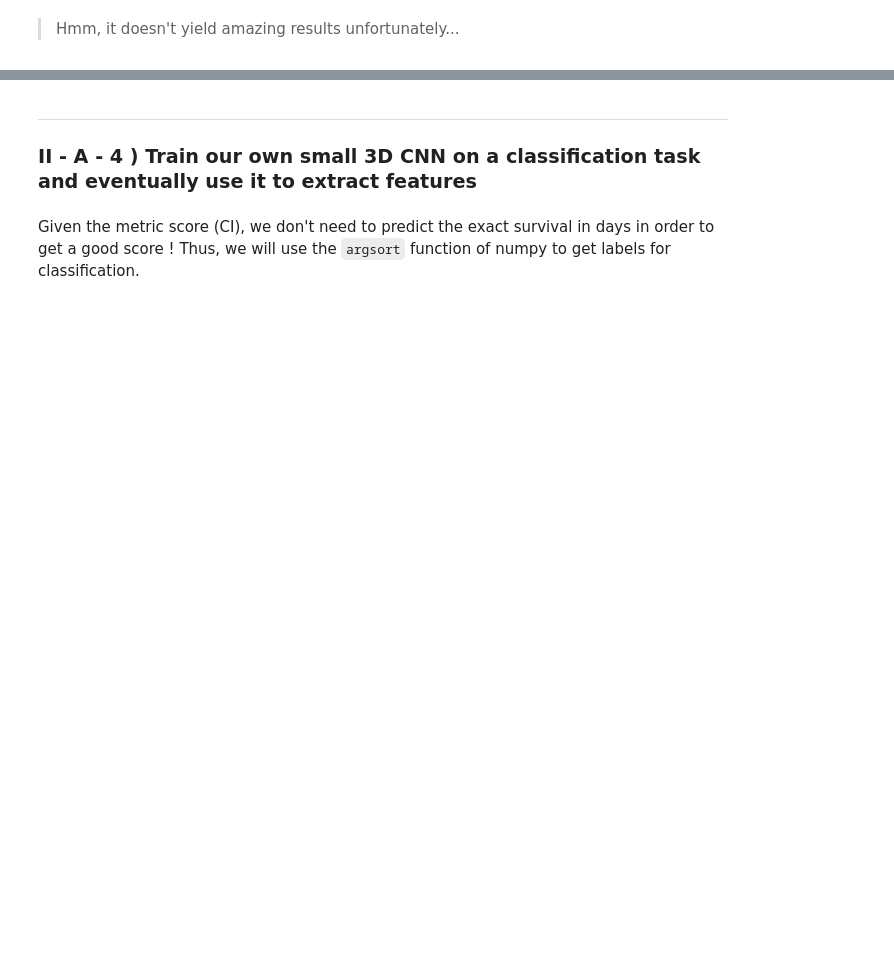
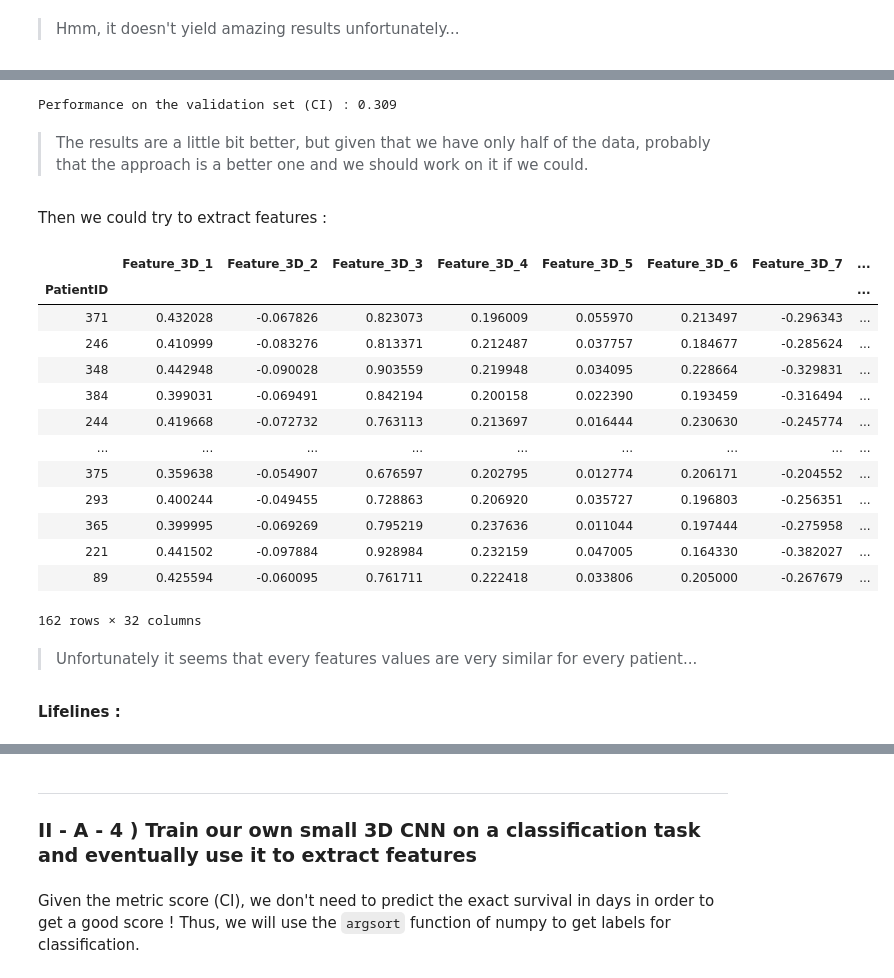
Before and after one commit to EmmanuelJhno/Owkin_challenge, a Jupyter notebook: Supervised_survival_prediction.ipynb, the cells around one changed output, grey strips where cells are left out. Cells and saved outputs as stored; diff of their text form; code cells hidden in the pictures; blank space fills up the shorter version.

```diff
--- a/Supervised_survival_prediction.ipynb
+++ b/Supervised_survival_prediction.ipynb
@@ -1654,0 +2162,71 @@ Performance on the validation set (CI) : 0.688
+# %%
+pred = pd.concat([predictions, data_val[data_val['Event']==1]['Event']], axis=1)
+
+data_val.rename(columns={'label':'SurvivalTime'}, inplace=True)
+result = cindex(data_val[data_val['Event']==1][['SurvivalTime', 'Event']], pred)
+print('Performance on the validation set (CI) : {:.3f}'.format(result))
+# %% [output]
+Performance on the validation set (CI) : 0.309
+# %% [markdown]
+> The results are a little bit better, but given that we have only half of the data, probably that the approach is a better one and we should work on it if we could.
+# %% [markdown]
+Then we could try to extract features :
+# %%
+# Evaluate the model on the validation set
+model_list = list(my_model.children())[:-1]
+### We might have to reproduce the forward function :
+#p1_model_list = model_list[:3] + [model_list[1]]
+#p2_model_list = model_list[3:]
+#trunc_model_p1 = nn.Sequential(*p1_model_list)
+#trunc_model_p2 = nn.Sequential(*p2_model_list)
+
+### Or if we don't : (but still, we have the issue of the .view function in the forward)
+p1_model_list = model_list[:3]
+p2_model_list = model_list[3:]
+trunc_model_p1 = nn.Sequential(*p1_model_list)
+trunc_model_p2 = nn.Sequential(*p2_model_list)
+
+features_img = np.ndarray((len(data[data['Event']==1]),32))
+#trunc_model.eval()
+with torch.no_grad():
+    for idx, patient_id in tqdm.tqdm(enumerate(data[data['Event']==1].index)):
+        patient_id_str = '00'+str(patient_id)
+        patient_id_str = patient_id_str[-3:]
+        path = 'patient_{}.npz'.format(patient_id_str)
+        img_path = os.path.join('training_data/images', path)
+        scan = np.load(img_path)['scan']
+        img = to_pixel_values(scan)
+
+        img = img.copy().astype(np.float32, copy=True)
+        img = img.reshape(1,1,92,92,92)
+        img = torch.from_numpy(img)
+        if SurvivalDataset.normalization is not None:
+            img = SurvivalDataset.normalization(img)
+        else:
+            img /= 255
+        img = img.to(device)
+        interm = trunc_model_p1(img)
+        interm = interm.view(-1, 32 * 9 * 9 * 9)
+        output = trunc_model_p2(interm)
+        features_img[idx] = output.numpy()
+
+features_3D = pd.DataFrame(features_img, columns=['Feature_3D_{}'.format(k) for k in range(1,33)],
+                           index=data[data['Event']==1].index)
+features_3D
+# %% [output]
+|  | Feature_3D_1 | Feature_3D_2 | Feature_3D_3 | Feature_3D_4 | Feature_3D_5 | Feature_3D_6 | Feature_3D_7 | ... |
+| PatientID |  |  |  |  |  |  |  | ... |
+| 371 | 0.432028 | -0.067826 | 0.823073 | 0.196009 | 0.055970 | 0.213497 | -0.296343 | ... |
+| 246 | 0.410999 | -0.083276 | 0.813371 | 0.212487 | 0.037757 | 0.184677 | -0.285624 | ... |
+| 348 | 0.442948 | -0.090028 | 0.903559 | 0.219948 | 0.034095 | 0.228664 | -0.329831 | ... |
+| 384 | 0.399031 | -0.069491 | 0.842194 | 0.200158 | 0.022390 | 0.193459 | -0.316494 | ... |
+| 244 | 0.419668 | -0.072732 | 0.763113 | 0.213697 | 0.016444 | 0.230630 | -0.245774 | ... |
+| ... | ... | ... | ... | ... | ... | ... | ... | ... |
+| 375 | 0.359638 | -0.054907 | 0.676597 | 0.202795 | 0.012774 | 0.206171 | -0.204552 | ... |
+| 293 | 0.400244 | -0.049455 | 0.728863 | 0.206920 | 0.035727 | 0.196803 | -0.256351 | ... |
+| 365 | 0.399995 | -0.069269 | 0.795219 | 0.237636 | 0.011044 | 0.197444 | -0.275958 | ... |
+| 221 | 0.441502 | -0.097884 | 0.928984 | 0.232159 | 0.047005 | 0.164330 | -0.382027 | ... |
+| 89 | 0.425594 | -0.060095 | 0.761711 | 0.222418 | 0.033806 | 0.205000 | -0.267679 | ... |
+162 rows × 32 columns
+# %% [markdown]
+> Unfortunately it seems that every features values are very similar for every patient...
@@ -1654,0 +2279,2 @@ Performance on the validation set (CI) : 0.688
+# %% [markdown]
+**Lifelines :**
```
Also changed, not shown: parts of 113 cells of this notebook, 3 other files.
